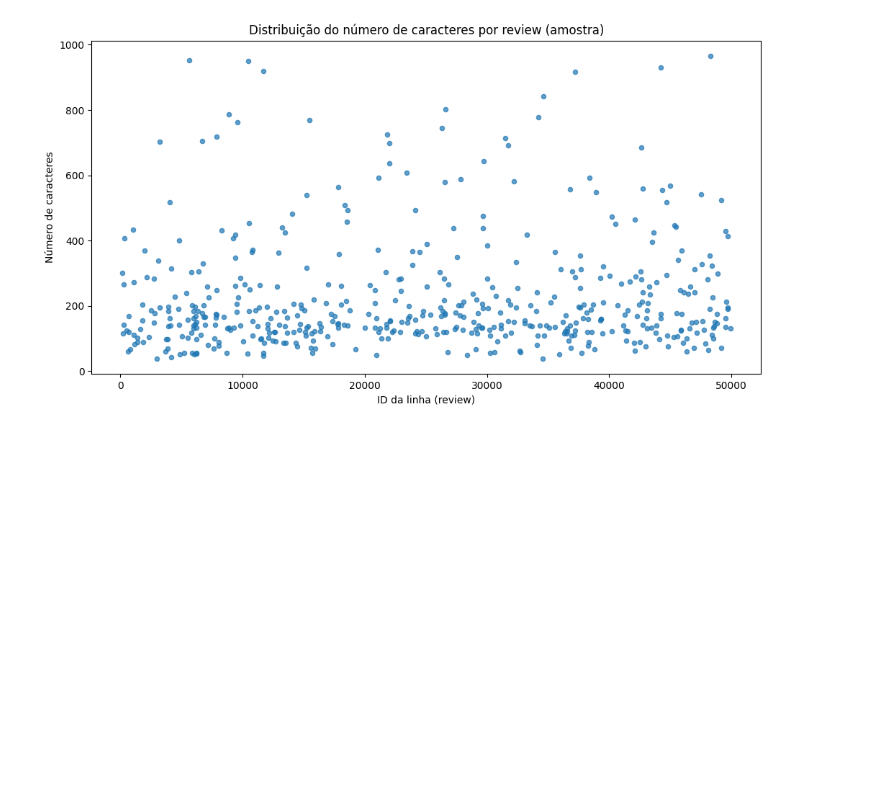
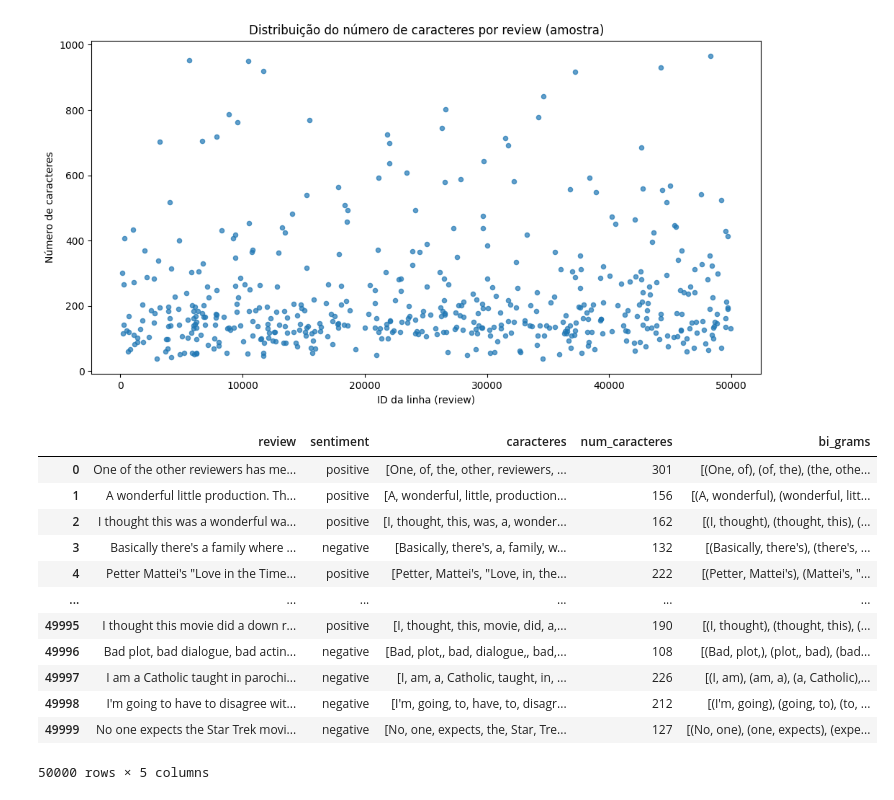
Before and after one commit to markfranca/Analisador-de-Sentimentos, a Jupyter notebook: notebooks/analisador-sentimento.ipynb, the cells around one changed output. Saved outputs shown, nothing was run; the diff lists cells and outputs as text; code cells hidden in the pictures; blank space fills up the shorter version.

```diff
--- a/notebooks/analisador-sentimento.ipynb
+++ b/notebooks/analisador-sentimento.ipynb
@@ -161,3 +200,19 @@ plt.title("Distribuição do número de caracteres por review (amostra)")
 plt.show()
 # %% [output]
 [figure]
+# %%
+df
+# %% [output]
+|  | review | sentiment | caracteres | num_caracteres | bi_grams |
+| 0 | One of the other reviewers has me... | positive | [One, of, the, other, reviewers, ... | 301 | [(One, of), (of, the), (the, othe... |
+| 1 | A wonderful little production. Th... | positive | [A, wonderful, little, production... | 156 | [(A, wonderful), (wonderful, litt... |
+| 2 | I thought this was a wonderful wa... | positive | [I, thought, this, was, a, wonder... | 162 | [(I, thought), (thought, this), (... |
+| 3 | Basically there's a family where ... | negative | [Basically, there's, a, family, w... | 132 | [(Basically, there's), (there's, ... |
+| 4 | Petter Mattei's "Love in the Time... | positive | [Petter, Mattei's, "Love, in, the... | 222 | [(Petter, Mattei's), (Mattei's, "... |
+| ... | ... | ... | ... | ... | ... |
+| 49995 | I thought this movie did a down r... | positive | [I, thought, this, movie, did, a,... | 190 | [(I, thought), (thought, this), (... |
+| 49996 | Bad plot, bad dialogue, bad actin... | negative | [Bad, plot,, bad, dialogue,, bad,... | 108 | [(Bad, plot,), (plot,, bad), (bad... |
+| 49997 | I am a Catholic taught in parochi... | negative | [I, am, a, Catholic, taught, in, ... | 226 | [(I, am), (am, a), (a, Catholic),... |
+| 49998 | I'm going to have to disagree wit... | negative | [I'm, going, to, have, to, disagr... | 212 | [(I'm, going), (going, to), (to, ... |
+| 49999 | No one expects the Star Trek movi... | negative | [No, one, expects, the, Star, Tre... | 127 | [(No, one), (one, expects), (expe... |
+50000 rows × 5 columns
```
Also changed, not shown: parts of 20 cells of this notebook, 1 other file.
